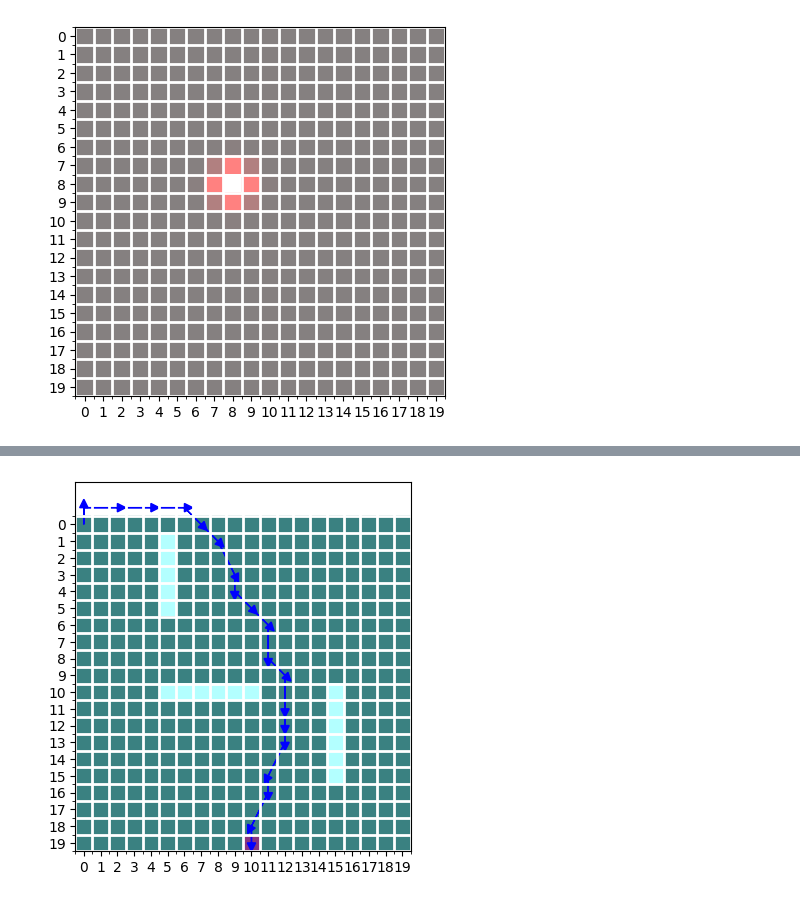
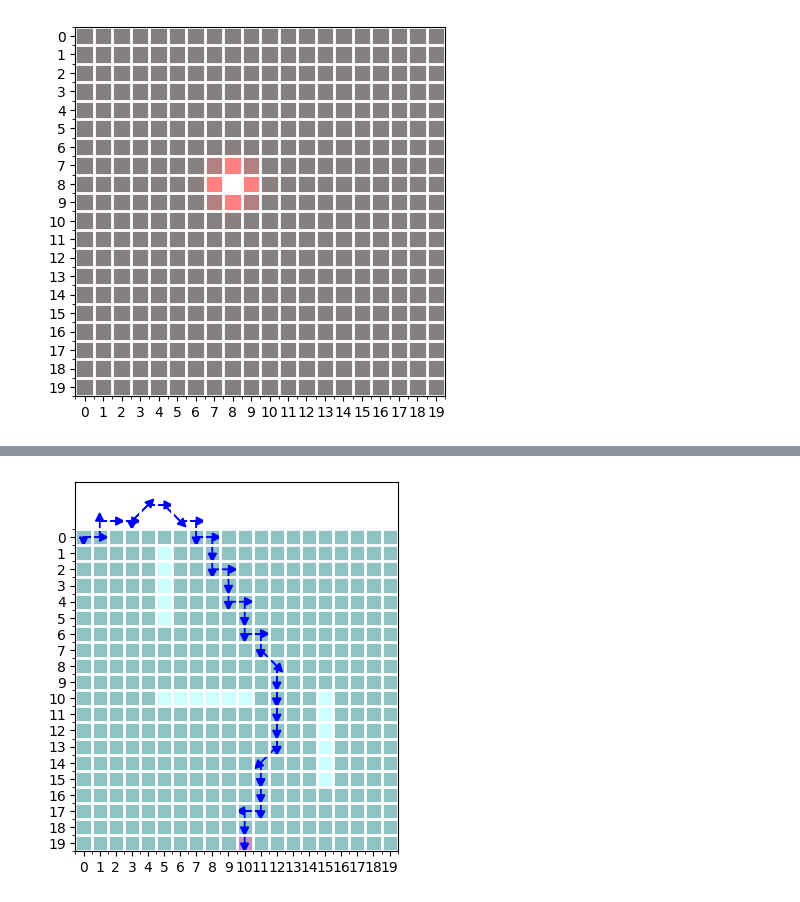
Before and after one commit to kyunghyuncho/map_plan_backprop, a Jupyter notebook: test_notebook.ipynb, the cells around one changed output, grey strips where cells are left out. Saved outputs shown, nothing was run; the diff lists cells and outputs as text; code cells hidden in the pictures.

Commit message:
trajectory optimization as a function

```diff
--- a/test_notebook.ipynb
+++ b/test_notebook.ipynb
@@ -99,0 +42,9 @@ trajectory = trajectory.round().long()
+# %%
+# perform gradient descent on the trajectory
+# the beginning is the current position
+trajectory = optimize_trajectory(obstacle_map, goal_map, current_pos_map,
+                                 trajectory_length=40,
+                                 num_iterations=500,
+                                 learning_rate=1.,
+                                 rounding=True)
+trajectory = trajectory.detach()
@@ -100,13 +69,13 @@ trajectory = trajectory.round().long()
 # %%
 # plot the trajectory
-ax = plot_soft_position(obstacle_map, cmap='hot', alpha=0.7)
-ax = plot_soft_position(goal_map, cmap='cool', alpha=0.3, ax=ax)
-for i in range(trajectory_length):
+ax = plot_soft_position(obstacle_map, cmap='grey', alpha=0.3)
+ax = plot_soft_position(goal_map, cmap='cool', alpha=0.2, ax=ax)
+for i in range(trajectory.shape[0]):
     if i > 0:
-        # draw an arrow from the previous point to the current poin in the trajectory.
+        # draw an arrow from the previous point to the current point in the trajectory.
         ax.arrow(trajectory[i-1, 1], trajectory[i-1, 0],
                  trajectory[i, 1]-trajectory[i-1, 1],
                  trajectory[i, 0]-trajectory[i-1, 0],
                  head_width=0.5, head_length=0.5, fc='b', ec='b')
 # %% [output]
-[figure, old version]
+[figure, new version]
```
Also changed, not shown: parts of 5 cells of this notebook, 1 other file.
